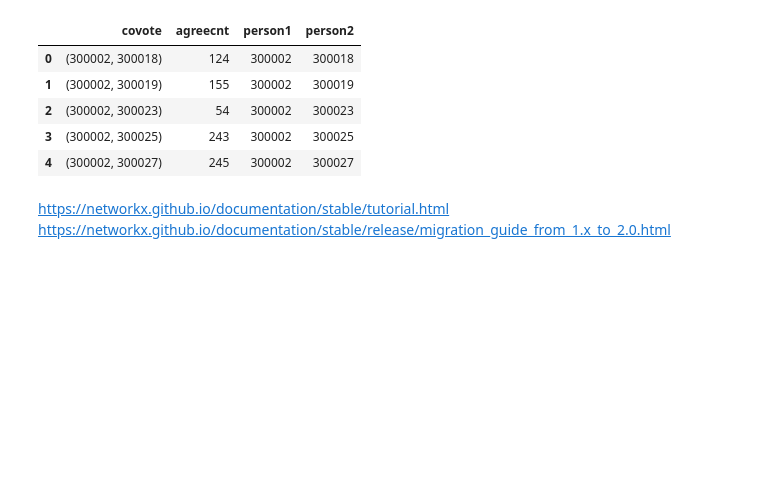
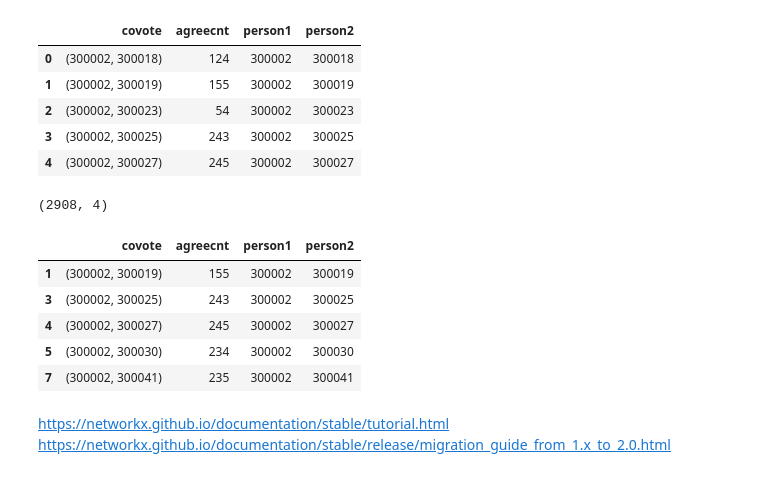
Before and after one commit to campkels/Intro-SNA-Demo, a Jupyter notebook: Intro to SNA Demo.ipynb, the cells around one changed output. Saved outputs shown, nothing was run; the diff lists cells and outputs as text; code cells hidden in the pictures; blank space fills up the shorter version.

```diff
--- a/Intro to SNA Demo.ipynb
+++ b/Intro to SNA Demo.ipynb
@@ -310,6 +308,9 @@ groupedtups = groupedtups.rename(index=str, columns={"session": "agreecnt"})
 # Seperate tuple
 groupedtups[['person1', 'person2']] = pd.DataFrame(groupedtups['covote'].tolist(), index=groupedtups.index)
 
+# Convert to string (for Bokeh?)
+groupedtups[['person1', 'person2']] = groupedtups[['person1', 'person2']].astype(str)
+
 print(groupedtups.shape)
 groupedtups.head()
 # %% [output]
@@ -322,7 +323,18 @@ groupedtups.head()
 | 4 | (300002, 300027) | 245 | 300002 | 300027 |
 # %%
 # Implement "threshold" from paper for edges?
-edgetbl = groupedtups
+edgetbl = groupedtups.loc[groupedtups['agreecnt'] > 150, ]
+
+print(edgetbl.shape)
+edgetbl.head()
+# %% [output]
+(2908, 4)
+|  | covote | agreecnt | person1 | person2 |
+| 1 | (300002, 300019) | 155 | 300002 | 300019 |
+| 3 | (300002, 300025) | 243 | 300002 | 300025 |
+| 4 | (300002, 300027) | 245 | 300002 | 300027 |
+| 5 | (300002, 300030) | 234 | 300002 | 300030 |
+| 7 | (300002, 300041) | 235 | 300002 | 300041 |
 # %% [markdown]
 https://networkx.github.io/documentation/stable/tutorial.html
 https://networkx.github.io/documentation/stable/release/migration_guide_from_1.x_to_2.0.html
```
Also changed, not shown: parts of 12 cells of this notebook.
